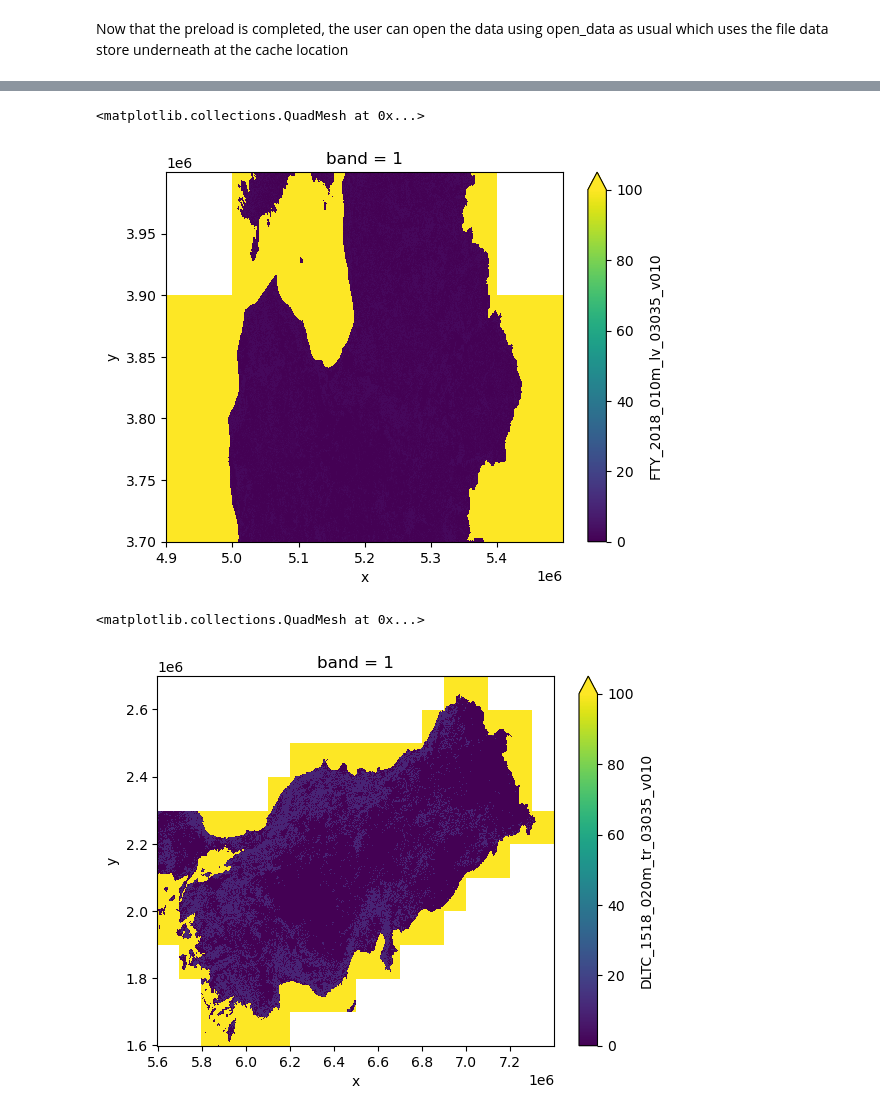
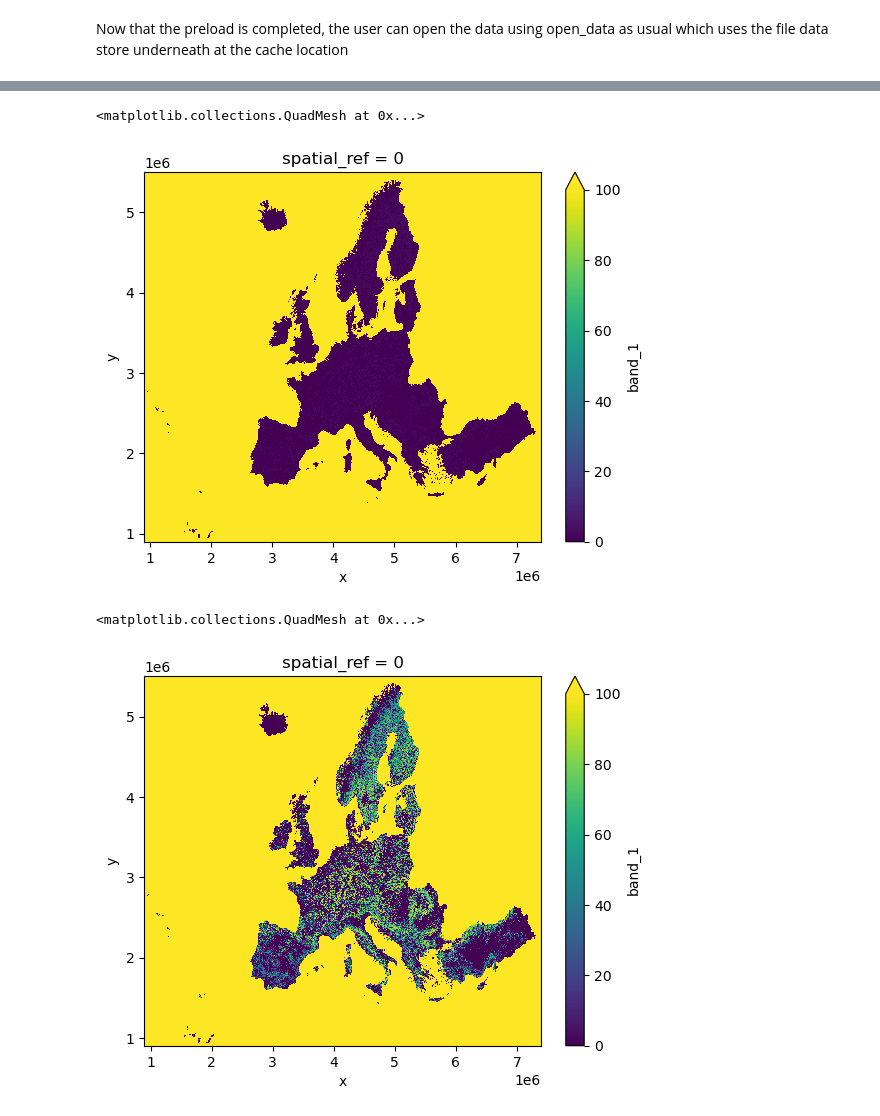
Before and after one commit to xcube-dev/xcube-clms, a Jupyter notebook: examples/notebooks/CLMSDataStoreTutorial.ipynb, the cells around one changed output, grey strips where cells are left out. Drawn from its saved outputs; the diff is of its cells as text; code cells hidden in the pictures.

```diff
--- a/examples/notebooks/CLMSDataStoreTutorial.ipynb
+++ b/examples/notebooks/CLMSDataStoreTutorial.ipynb
@@ -158,4 +129,4 @@ Attributes: (0)
 # %%
-dlt = clms_data_store.open_data("dominant-leaf-type-change-2015-2018|DLTC_1518_020m_tr_03035_v010")
-dlt
+tcd = clms_data_store.open_data('tree-cover-density-2018|TCD_2018_100m_eu_03035_v020/TCD_2018_100m_eu_03035_V2_0.tif')
+tcd
 # %% [output]
@@ -199,16 +163,16 @@ downsampled_cube = fty.isel(
     x=slice(None, None, 10),
     y=slice(None, None, 10),
 )
-downsampled_cube.FTY_2018_010m_lv_03035_v010.plot(vmin=0, vmax=100)
+downsampled_cube.band_1.plot(vmin=0, vmax=100)
 # %% [output]
 <matplotlib.collections.QuadMesh at 0x...>
-[figure, old version]
+[figure, new version]
 # %%
-downsampled_cube = dlt.isel(
+downsampled_cube = tcd.isel(
     x=slice(None, None, 100),
     y=slice(None, None, 100),
 )
-downsampled_cube.DLTC_1518_020m_tr_03035_v010.plot(vmin=0, vmax=100)
+downsampled_cube.band_1.plot(vmin=0, vmax=100)
 # %% [output]
 <matplotlib.collections.QuadMesh at 0x...>
-[figure, old version]
+[figure, new version]
```
Also changed, not shown: parts of 16 cells of this notebook.
